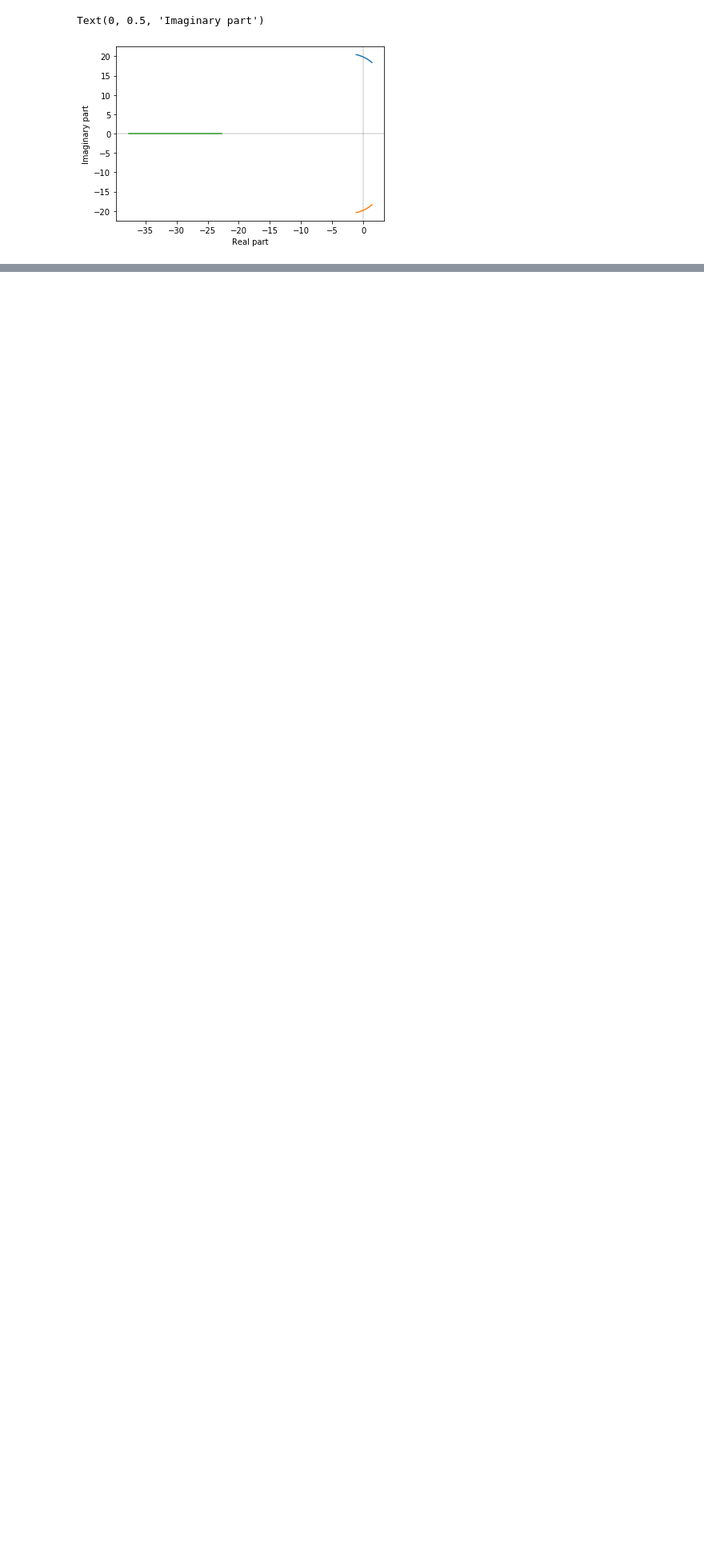
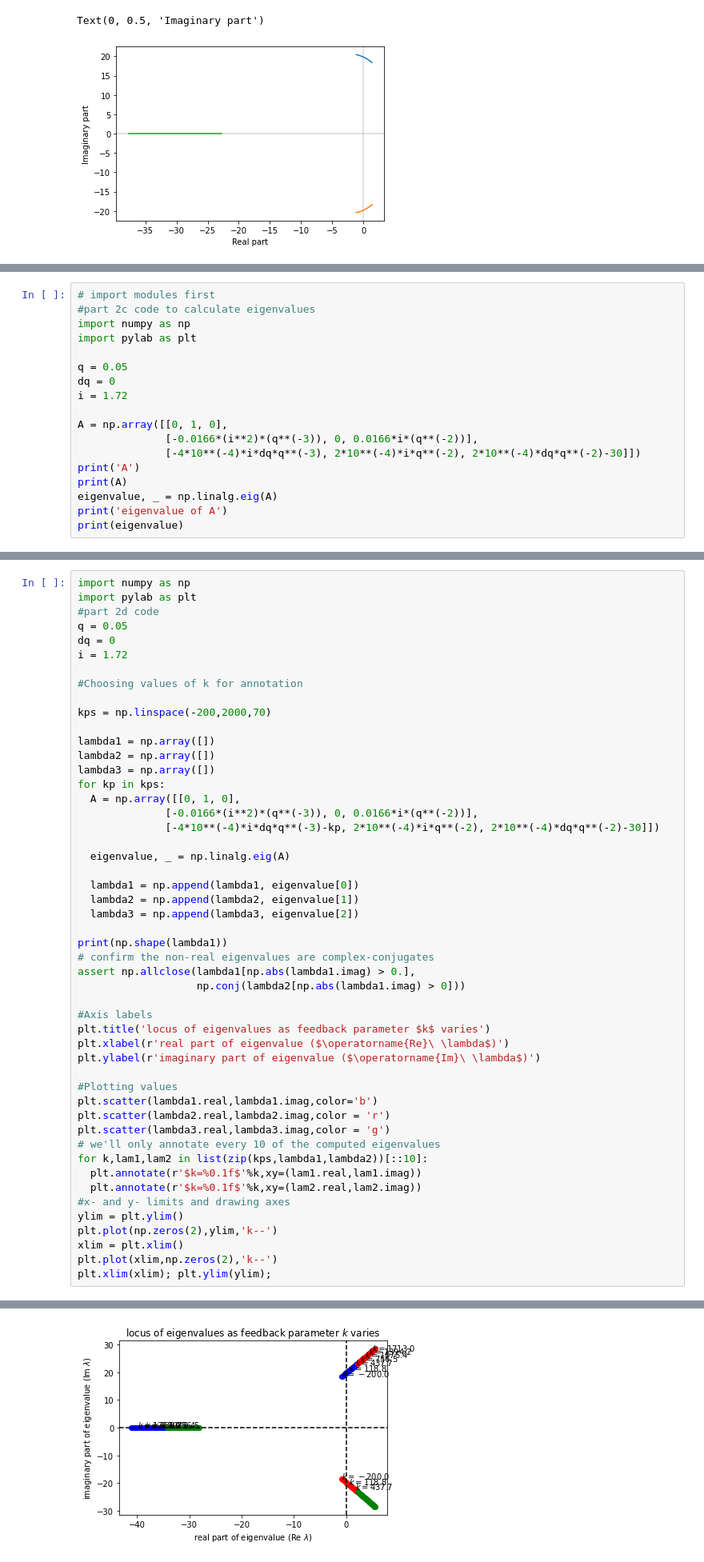
Before and after one commit to JGSuw/ee447_hw_solutions_public, a Jupyter notebook: 447_hw4_solution.ipynb, the cells around one changed output, grey strips where cells are left out. Shown: that part at 80% size. Drawn from its saved outputs; the diff is of its cells as text; blank space fills up the shorter version.

```diff
--- a/447_hw4_solution.ipynb
+++ b/447_hw4_solution.ipynb
@@ -247,0 +287,18 @@ array([-100.  ,  -99.89,  -99.78, ...,    9.78,    9.89,   10.  ])
+# %%
+# import modules first
+#part 2c code to calculate eigenvalues
+import numpy as np
+import pylab as plt
+
+q = 0.05
+dq = 0
+i = 1.72
+
+A = np.array([[0, 1, 0],
+              [-0.0166*(i**2)*(q**(-3)), 0, 0.0166*i*(q**(-2))],
+              [-4*10**(-4)*i*dq*q**(-3), 2*10**(-4)*i*q**(-2), 2*10**(-4)*dq*q**(-2)-30]])
+print('A')
+print(A)
+eigenvalue, _ = np.linalg.eig(A)
+print('eigenvalue of A')
+print(eigenvalue)
@@ -247,0 +313,51 @@ array([-100.  ,  -99.89,  -99.78, ...,    9.78,    9.89,   10.  ])
+# %%
+import numpy as np
+import pylab as plt
+#part 2d code
+q = 0.05
+dq = 0
+i = 1.72
+
+#Choosing values of k for annotation
+
+kps = np.linspace(-200,2000,70)
+
+lambda1 = np.array([])
+lambda2 = np.array([])
+lambda3 = np.array([])
+for kp in kps:
+  A = np.array([[0, 1, 0],
+              [-0.0166*(i**2)*(q**(-3)), 0, 0.0166*i*(q**(-2))],
+              [-4*10**(-4)*i*dq*q**(-3)-kp, 2*10**(-4)*i*q**(-2), 2*10**(-4)*dq*q**(-2)-30]])
+
+  eigenvalue, _ = np.linalg.eig(A)
+
+  lambda1 = np.append(lambda1, eigenvalue[0])
+  lambda2 = np.append(lambda2, eigenvalue[1])
+  lambda3 = np.append(lambda3, eigenvalue[2])
+
+print(np.shape(lambda1))
+# confirm the non-real eigenvalues are complex-conjugates
+assert np.allclose(lambda1[np.abs(lambda1.imag) > 0.],
+                   np.conj(lambda2[np.abs(lambda1.imag) > 0]))
+
+#Axis labels
+plt.title('locus of eigenvalues as feedback parameter $k$ varies')
+plt.xlabel(r'real part of eigenvalue ($\operatorname{Re}\ \lambda$)')
+plt.ylabel(r'imaginary part of eigenvalue ($\operatorname{Im}\ \lambda$)')
+
+#Plotting values
+plt.scatter(lambda1.real,lambda1.imag,color='b')
+plt.scatter(lambda2.real,lambda2.imag,color = 'r')
+plt.scatter(lambda3.real,lambda3.imag,color = 'g')
+# we'll only annotate every 10 of the computed eigenvalues
+for k,lam1,lam2 in list(zip(kps,lambda1,lambda2))[::10]:
+  plt.annotate(r'$k=%0.1f$'%k,xy=(lam1.real,lam1.imag))
+  plt.annotate(r'$k=%0.1f$'%k,xy=(lam2.real,lam2.imag))
+#x- and y- limits and drawing axes
+ylim = plt.ylim()
+plt.plot(np.zeros(2),ylim,'k--')
+xlim = plt.xlim()
+plt.plot(xlim,np.zeros(2),'k--')
+plt.xlim(xlim); plt.ylim(ylim);
+# %% [output]
@@ -247,0 +365 @@ array([-100.  ,  -99.89,  -99.78, ...,    9.78,    9.89,   10.  ])
+[figure, added]
```
Also changed, not shown: parts of 4 cells of this notebook.
